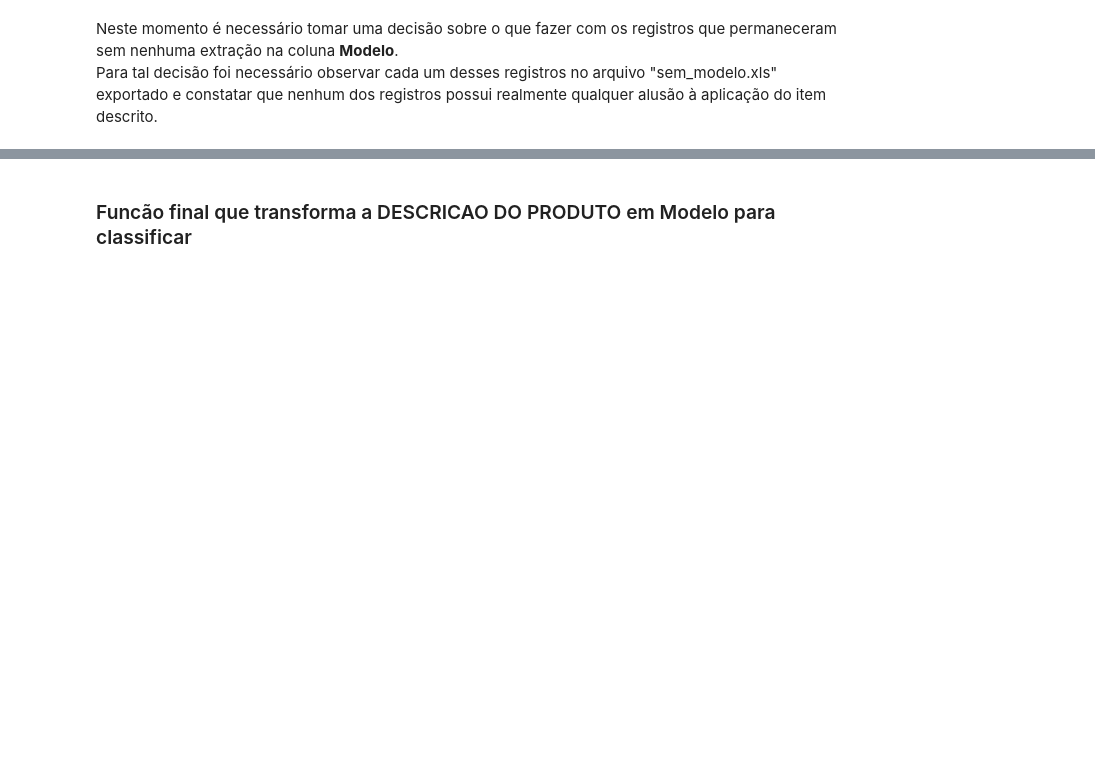
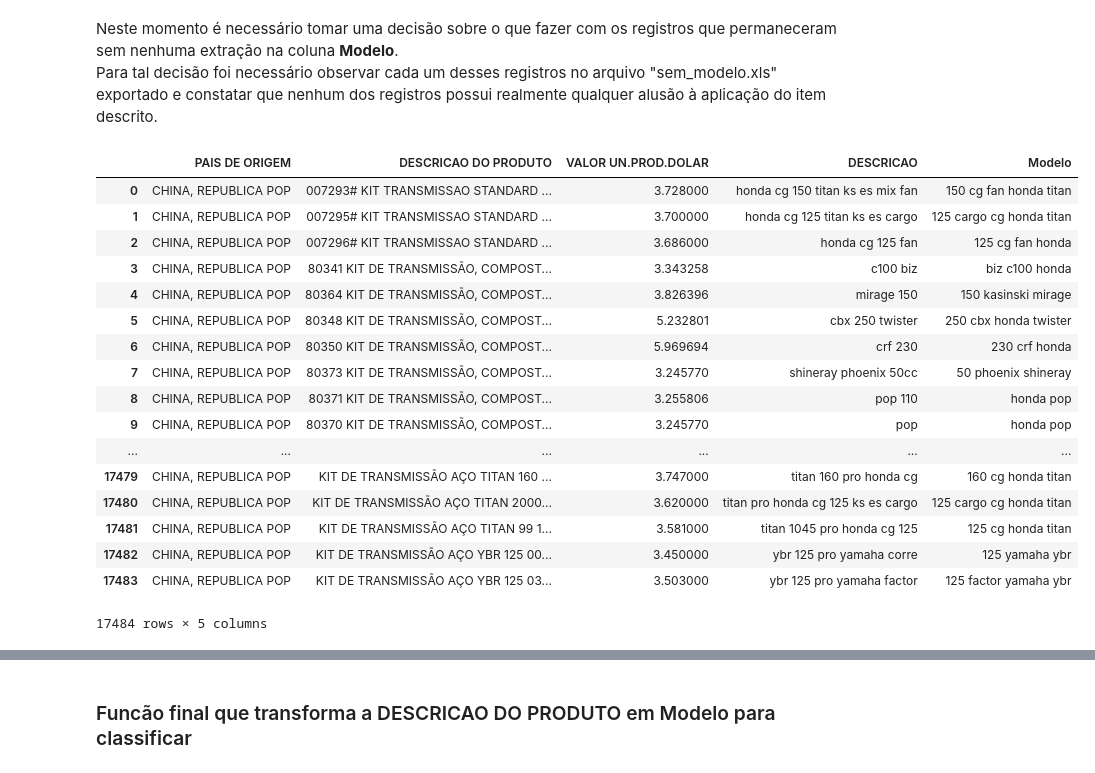
Before and after one commit to kaduleite/TCC_PUC_MG_2021, a Jupyter notebook: notebooks/3_classificarAplicação.ipynb, the cells around one changed output, grey strips where cells are left out. Saved outputs shown, nothing was run; the diff lists cells and outputs as text; code cells hidden in the pictures; blank space fills up the shorter version.

```diff
--- a/notebooks/3_classificarAplicação.ipynb
+++ b/notebooks/3_classificarAplicação.ipynb
@@ -361,6 +445,27 @@ Neste momento é necessário tomar uma decisão sobre o que fazer com os registr
 Para tal decisão foi necessário observar cada um desses registros no arquivo "sem_modelo.xls" exportado e constatar que nenhum dos registros possui realmente qualquer alusão à aplicação do item descrito.
 # %%
 df=df[df['Modelo']!='']
+# %%
+df.reset_index(drop=True)
+# %% [output]
+|  | PAIS DE ORIGEM | DESCRICAO DO PRODUTO | VALOR UN.PROD.DOLAR | DESCRICAO | Modelo |
+| 0 | CHINA, REPUBLICA POP | 007293# KIT TRANSMISSAO STANDARD ... | 3.728000 | honda cg 150 titan ks es mix fan | 150 cg fan honda titan |
+| 1 | CHINA, REPUBLICA POP | 007295# KIT TRANSMISSAO STANDARD ... | 3.700000 | honda cg 125 titan ks es cargo | 125 cargo cg honda titan |
+| 2 | CHINA, REPUBLICA POP | 007296# KIT TRANSMISSAO STANDARD ... | 3.686000 | honda cg 125 fan | 125 cg fan honda |
+| 3 | CHINA, REPUBLICA POP | 80341 KIT DE TRANSMISSÃO, COMPOST... | 3.343258 | c100 biz | biz c100 honda |
+| 4 | CHINA, REPUBLICA POP | 80364 KIT DE TRANSMISSÃO, COMPOST... | 3.826396 | mirage 150 | 150 kasinski mirage |
+| 5 | CHINA, REPUBLICA POP | 80348 KIT DE TRANSMISSÃO, COMPOST... | 5.232801 | cbx 250 twister | 250 cbx honda twister |
+| 6 | CHINA, REPUBLICA POP | 80350 KIT DE TRANSMISSÃO, COMPOST... | 5.969694 | crf 230 | 230 crf honda |
+| 7 | CHINA, REPUBLICA POP | 80373 KIT DE TRANSMISSÃO, COMPOST... | 3.245770 | shineray phoenix 50cc | 50 phoenix shineray |
+| 8 | CHINA, REPUBLICA POP | 80371 KIT DE TRANSMISSÃO, COMPOST... | 3.255806 | pop 110 | honda pop |
+| 9 | CHINA, REPUBLICA POP | 80370 KIT DE TRANSMISSÃO, COMPOST... | 3.245770 | pop | honda pop |
+| ... | ... | ... | ... | ... | ... |
+| 17479 | CHINA, REPUBLICA POP | KIT DE TRANSMISSÃO AÇO TITAN 160 ... | 3.747000 | titan 160 pro honda cg | 160 cg honda titan |
+| 17480 | CHINA, REPUBLICA POP | KIT DE TRANSMISSÃO AÇO TITAN 2000... | 3.620000 | titan pro honda cg 125 ks es cargo | 125 cargo cg honda titan |
+| 17481 | CHINA, REPUBLICA POP | KIT DE TRANSMISSÃO AÇO TITAN 99 1... | 3.581000 | titan 1045 pro honda cg 125 | 125 cg honda titan |
+| 17482 | CHINA, REPUBLICA POP | KIT DE TRANSMISSÃO AÇO YBR 125 00... | 3.450000 | ybr 125 pro yamaha corre | 125 yamaha ybr |
+| 17483 | CHINA, REPUBLICA POP | KIT DE TRANSMISSÃO AÇO YBR 125 03... | 3.503000 | ybr 125 pro yamaha factor | 125 factor yamaha ybr |
+17484 rows × 5 columns
 # %%
 df.shape
 # %% [output]
```
Also changed, not shown: parts of 41 cells of this notebook, 15 other files.
